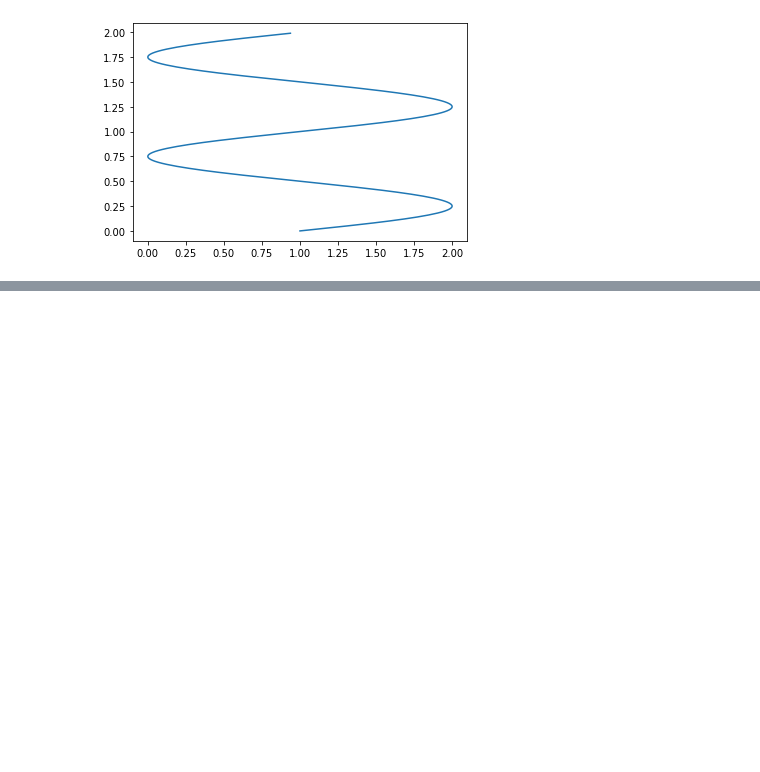
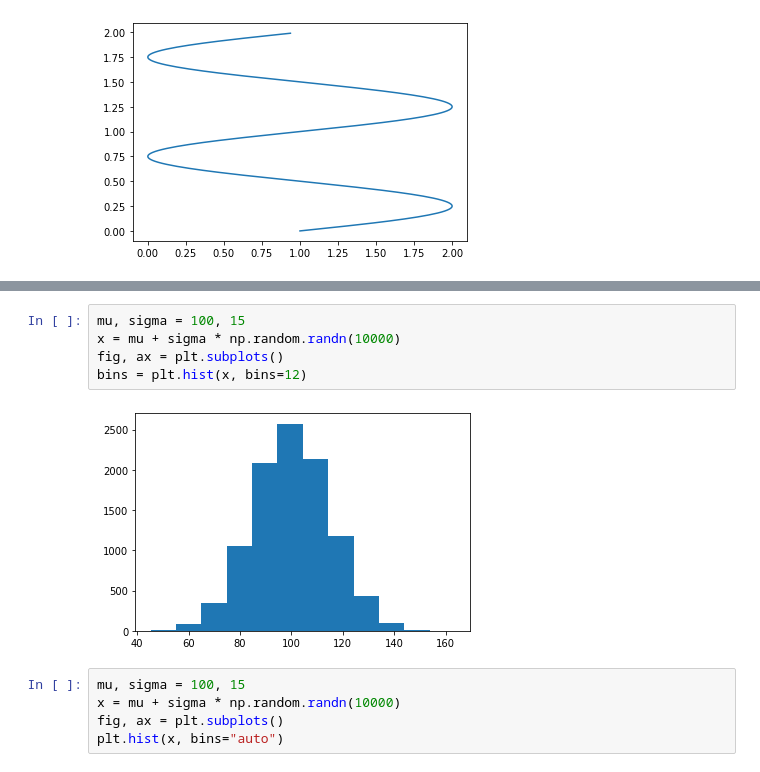
Before and after one commit to dinosaur96m/matplotlib_tutorial, a Jupyter notebook: playground.ipynb, the cells around one changed output, grey strips where cells are left out. Saved outputs shown, nothing was run; the diff lists cells and outputs as text; blank space fills up the shorter version.

```diff
--- a/playground.ipynb
+++ b/playground.ipynb
@@ -30,0 +71,12 @@ plt.show()
+# %%
+mu, sigma = 100, 15
+x = mu + sigma * np.random.randn(10000)
+fig, ax = plt.subplots()
+bins = plt.hist(x, bins=12)
+# %% [output]
+[figure, added]
+# %%
+mu, sigma = 100, 15
+x = mu + sigma * np.random.randn(10000)
+fig, ax = plt.subplots()
+plt.hist(x, bins="auto")
```
Also changed, not shown: parts of 2 cells of this notebook.
